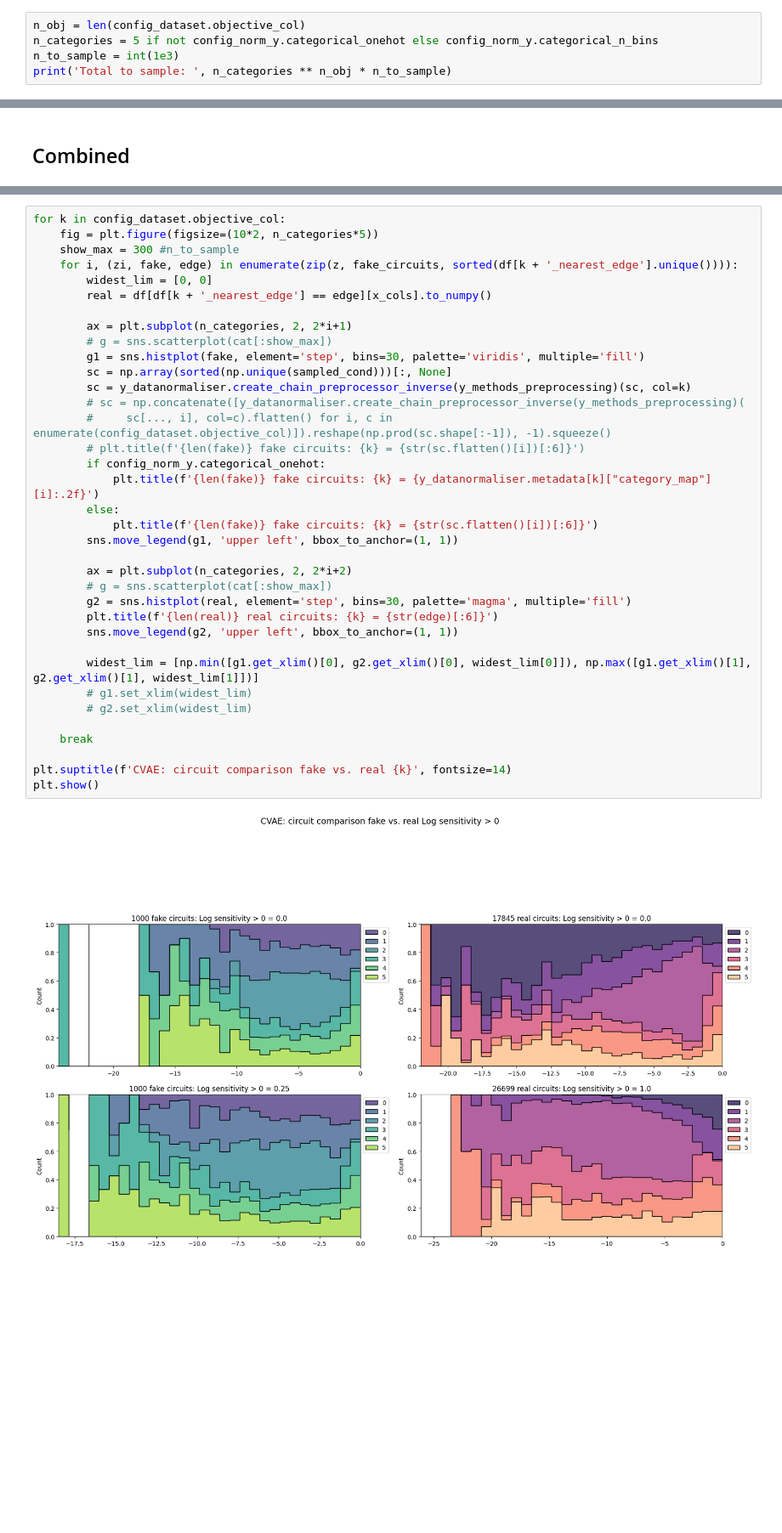
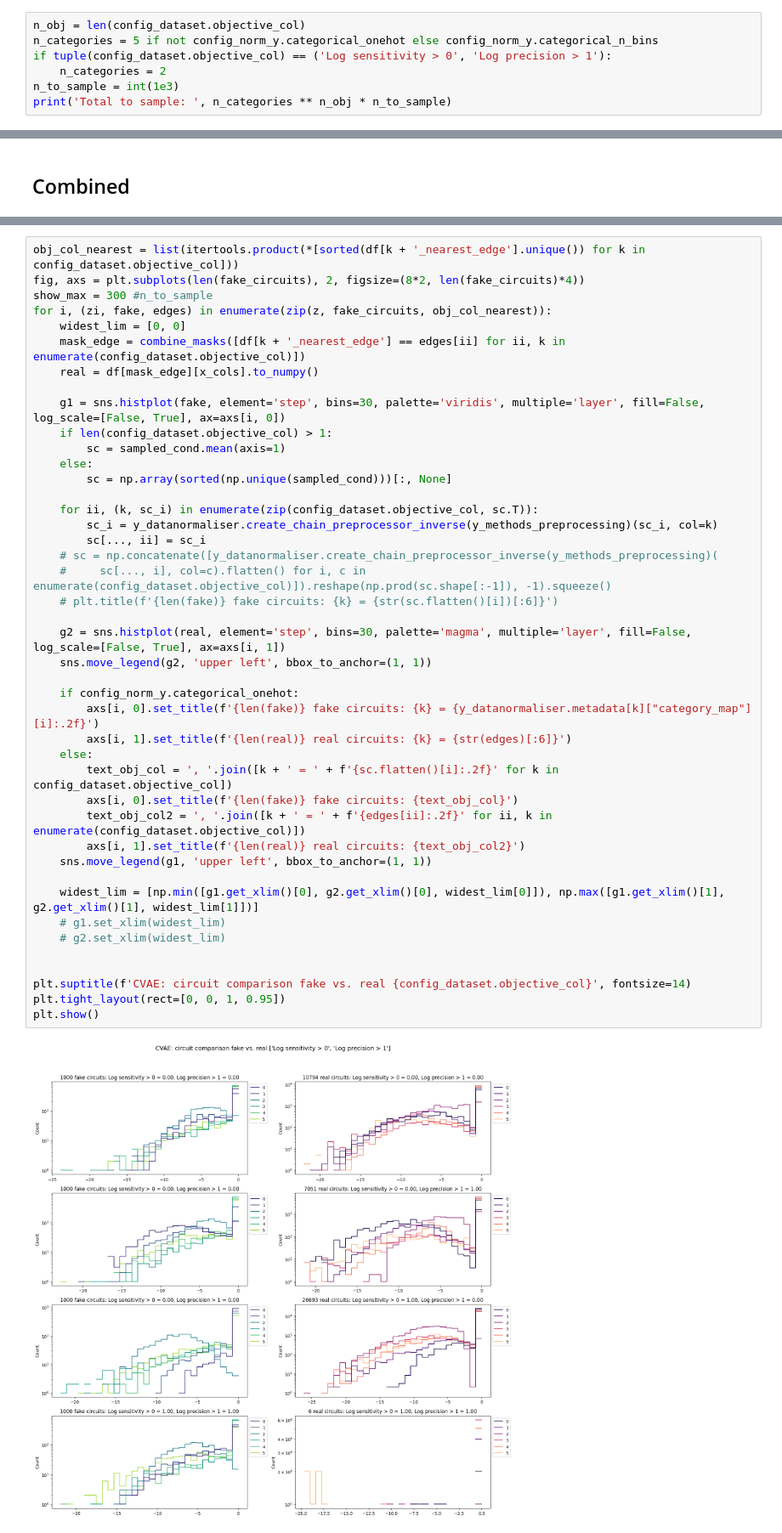
Before and after one commit to olive004/EvoScaper, a Jupyter notebook: notebooks/01_cvae.ipynb, the cells around one changed output, grey strips where cells are left out. Shown at 85% size. Saved outputs shown, nothing was run; the diff lists cells and outputs as text; blank space fills up the shorter version.

```diff
--- a/notebooks/01_cvae.ipynb
+++ b/notebooks/01_cvae.ipynb
@@ -760,6 +760,8 @@ plt.show()
 # %%
 n_obj = len(config_dataset.objective_col)
 n_categories = 5 if not config_norm_y.categorical_onehot else config_norm_y.categorical_n_bins
+if tuple(config_dataset.objective_col) == ('Log sensitivity > 0', 'Log precision > 1'):
+    n_categories = 2
 n_to_sample = int(1e3)
 print('Total to sample: ', n_categories ** n_obj * n_to_sample)
 # %% [output]
@@ -867,38 +928,45 @@ for k in config_dataset.objective_col:
 # %%
-for k in config_dataset.objective_col:
-    fig = plt.figure(figsize=(10*2, n_categories*5))
-    show_max = 300 #n_to_sample
-    for i, (zi, fake, edge) in enumerate(zip(z, fake_circuits, sorted(df[k + '_nearest_edge'].unique()))):
-        widest_lim = [0, 0]
-        real = df[df[k + '_nearest_edge'] == edge][x_cols].to_numpy()
+obj_col_nearest = list(itertools.product(*[sorted(df[k + '_nearest_edge'].unique()) for k in config_dataset.objective_col]))
+fig, axs = plt.subplots(len(fake_circuits), 2, figsize=(8*2, len(fake_circuits)*4))
+show_max = 300 #n_to_sample
+for i, (zi, fake, edges) in enumerate(zip(z, fake_circuits, obj_col_nearest)):
+    widest_lim = [0, 0]
+    mask_edge = combine_masks([df[k + '_nearest_edge'] == edges[ii] for ii, k in enumerate(config_dataset.objective_col)])
+    real = df[mask_edge][x_cols].to_numpy()
 
-        ax = plt.subplot(n_categories, 2, 2*i+1)
-        # g = sns.scatterplot(cat[:show_max])
-        g1 = sns.histplot(fake, element='step', bins=30, palette='viridis', multiple='fill')
+    g1 = sns.histplot(fake, element='step', bins=30, palette='viridis', multiple='layer', fill=False, log_scale=[False, True], ax=axs[i, 0])
+    if len(config_dataset.objective_col) > 1:
+        sc = sampled_cond.mean(axis=1)
+    else:
         sc = np.array(sorted(np.unique(sampled_cond)))[:, None]
-        sc = y_datanormaliser.create_chain_preprocessor_inverse(y_methods_preprocessing)(sc, col=k)
-        # sc = np.concatenate([y_datanormaliser.create_chain_preprocessor_inverse(y_methods_preprocessing)(
-        #     sc[..., i], col=c).flatten() for i, c in enumerate(config_dataset.objective_col)]).reshape(np.prod(sc.shape[:-1]), -1).squeeze()
-        # plt.title(f'{len(fake)} fake circuits: {k} = {str(sc.flatten()[i])[:6]}')
-        if config_norm_y.categorical_onehot:
-            plt.title(f'{len(fake)} fake circuits: {k} = {y_datanormaliser.metadata[k]["category_map"][i]:.2f}')
-        else:
-            plt.title(f'{len(fake)} fake circuits: {k} = {str(sc.flatten()[i])[:6]}')
-        sns.move_legend(g1, 'upper left', bbox_to_anchor=(1, 1))
 
-        ax = plt.subplot(n_categories, 2, 2*i+2)
-        # g = sns.scatterplot(cat[:show_max])
-        g2 = sns.histplot(real, element='step', bins=30, palette='magma', multiple='fill')
-        plt.title(f'{len(real)} real circuits: {k} = {str(edge)[:6]}')
-        sns.move_legend(g2, 'upper left', bbox_to_anchor=(1, 1))
+    for ii, (k, sc_i) in enumerate(zip(config_dataset.objective_col, sc.T)):
+        sc_i = y_datanormaliser.create_chain_preprocessor_inverse(y_methods_preprocessing)(sc_i, col=k)
+        sc[..., ii] = sc_i
+    # sc = np.concatenate([y_datanormaliser.create_chain_preprocessor_inverse(y_methods_preprocessing)(
+    #     sc[..., i], col=c).flatten() for i, c in enumerate(config_dataset.objective_col)]).reshape(np.prod(sc.shape[:-1]), -1).squeeze()
+    # plt.title(f'{len(fake)} fake circuits: {k} = {str(sc.flatten()[i])[:6]}')
 
-        widest_lim = [np.min([g1.get_xlim()[0], g2.get_xlim()[0], widest_lim[0]]), np.max([g1.get_xlim()[1], g2.get_xlim()[1], widest_lim[1]])]
-        # g1.set_xlim(widest_lim)
-        # g2.set_xlim(widest_lim)
+    g2 = sns.histplot(real, element='step', bins=30, palette='magma', multiple='layer', fill=False, log_scale=[False, True], ax=axs[i, 1])
+    sns.move_legend(g2, 'upper left', bbox_to_anchor=(1, 1))
 
-    break
+    if config_norm_y.categorical_onehot:
+        axs[i, 0].set_title(f'{len(fake)} fake circuits: {k} = {y_datanormaliser.metadata[k]["category_map"][i]:.2f}')
+        axs[i, 1].set_title(f'{len(real)} real circuits: {k} = {str(edges)[:6]}')
+    else:
+        text_obj_col = ', '.join([k + ' = ' + f'{sc.flatten()[i]:.2f}' for k in config_dataset.objective_col])
+        axs[i, 0].set_title(f'{len(fake)} fake circuits: {text_obj_col}')
+        text_obj_col2 = ', '.join([k + ' = ' + f'{edges[ii]:.2f}' for ii, k in enumerate(config_dataset.objective_col)])
+        axs[i, 1].set_title(f'{len(real)} real circuits: {text_obj_col2}')
+    sns.move_legend(g1, 'upper left', bbox_to_anchor=(1, 1))
 
-plt.suptitle(f'CVAE: circuit comparison fake vs. real {k}', fontsize=14)
+    widest_lim = [np.min([g1.get_xlim()[0], g2.get_xlim()[0], widest_lim[0]]), np.max([g1.get_xlim()[1], g2.get_xlim()[1], widest_lim[1]])]
+    # g1.set_xlim(widest_lim)
+    # g2.set_xlim(widest_lim)
+
+
+plt.suptitle(f'CVAE: circuit comparison fake vs. real {config_dataset.objective_col}', fontsize=14)
+plt.tight_layout(rect=[0, 0, 1, 0.95])
 plt.show()
 # %% [output]
-[figure, old version]
+[figure, new version]
```
Also changed, not shown: parts of 6 cells of this notebook, 4 other files.
